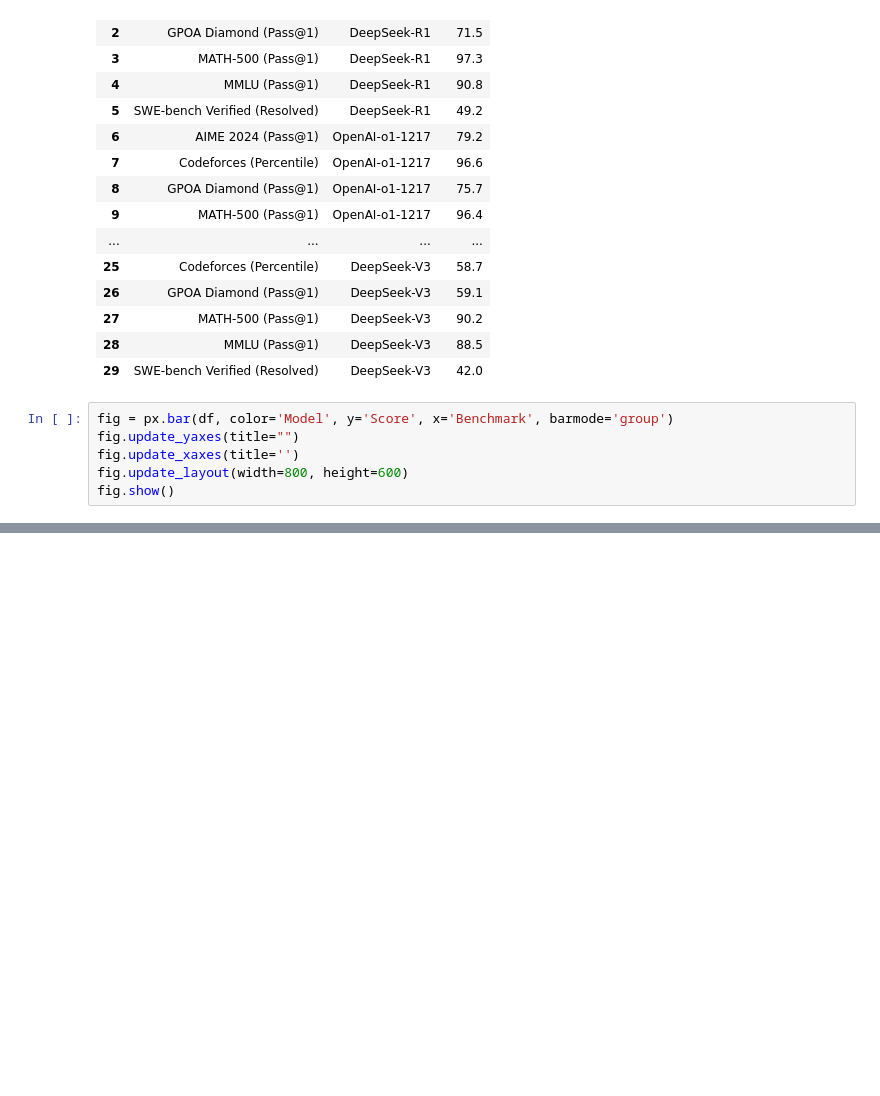
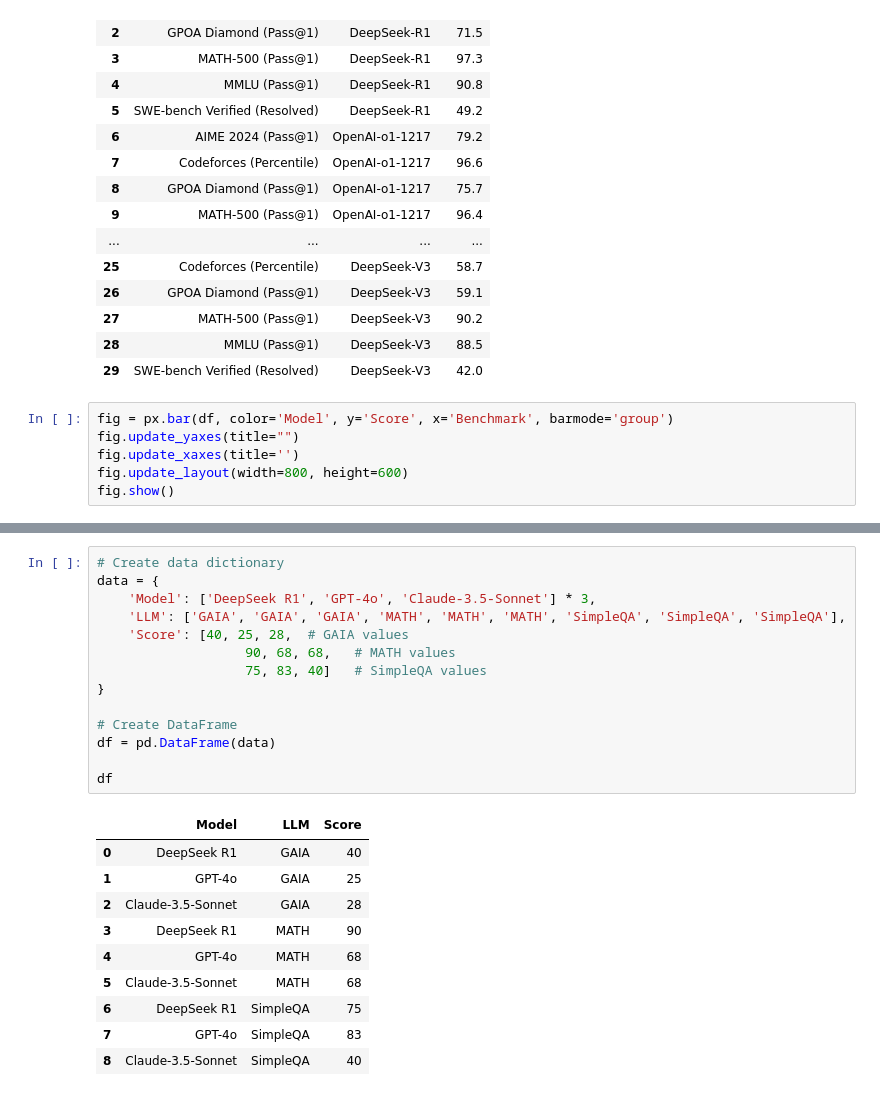
Before and after one commit to aleivaar94/Deepseek_Bubble_Chart, a Jupyter notebook: deepseek_r1.ipynb, the cells around one changed output, grey strips where cells are left out. Saved outputs shown, nothing was run; the diff lists cells and outputs as text; blank space fills up the shorter version.

```diff
--- a/deepseek_r1.ipynb
+++ b/deepseek_r1.ipynb
@@ -191,0 +127,25 @@ fig.show()
+# %%
+# Create data dictionary
+data = {
+    'Model': ['DeepSeek R1', 'GPT-4o', 'Claude-3.5-Sonnet'] * 3,
+    'LLM': ['GAIA', 'GAIA', 'GAIA', 'MATH', 'MATH', 'MATH', 'SimpleQA', 'SimpleQA', 'SimpleQA'],
+    'Score': [40, 25, 28,  # GAIA values
+                   90, 68, 68,   # MATH values
+                   75, 83, 40]   # SimpleQA values
+}
+
+# Create DataFrame
+df = pd.DataFrame(data)
+
+df
+# %% [output]
+|  | Model | LLM | Score |
+| 0 | DeepSeek R1 | GAIA | 40 |
+| 1 | GPT-4o | GAIA | 25 |
+| 2 | Claude-3.5-Sonnet | GAIA | 28 |
+| 3 | DeepSeek R1 | MATH | 90 |
+| 4 | GPT-4o | MATH | 68 |
+| 5 | Claude-3.5-Sonnet | MATH | 68 |
+| 6 | DeepSeek R1 | SimpleQA | 75 |
+| 7 | GPT-4o | SimpleQA | 83 |
+| 8 | Claude-3.5-Sonnet | SimpleQA | 40 |
```
Also changed, not shown: parts of 4 cells of this notebook.
